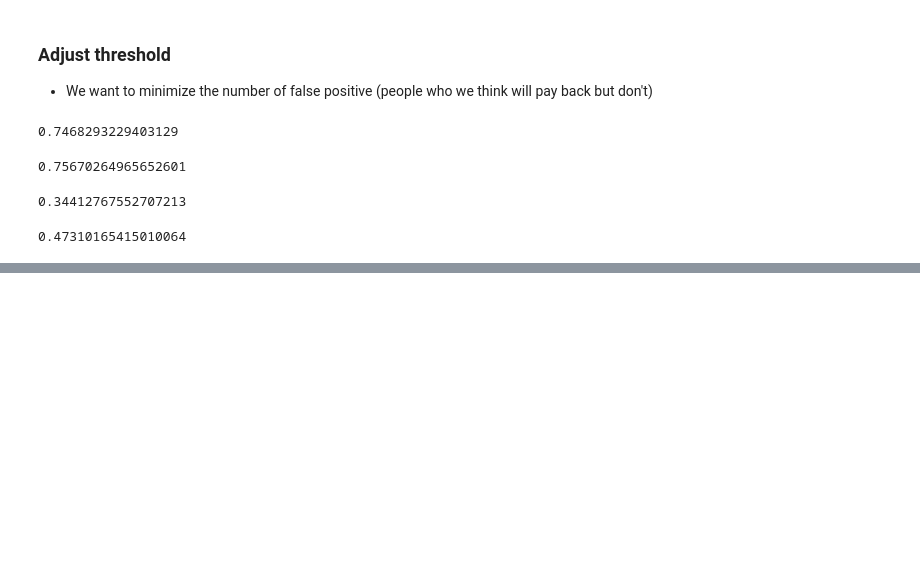
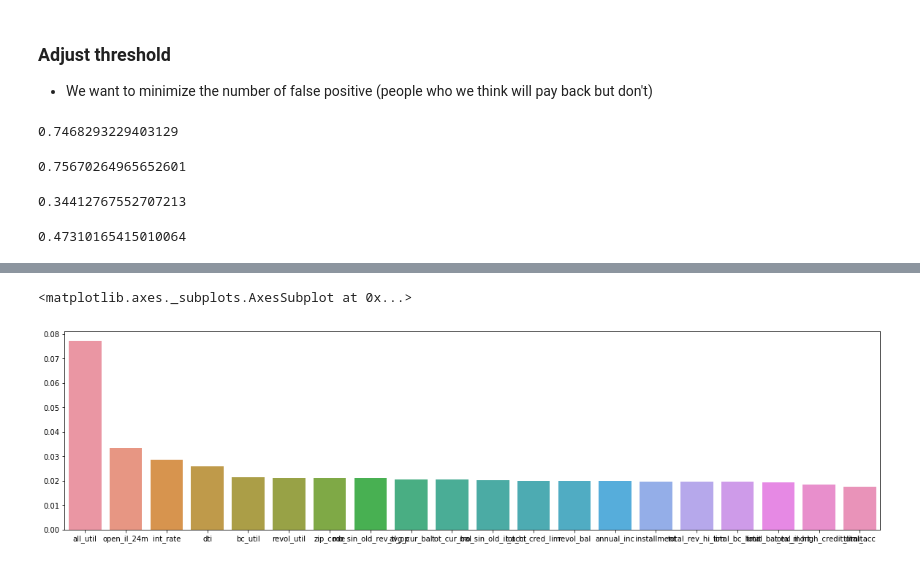
Before and after one commit to jonhilgart22/lending_club_automation, a Jupyter notebook: Model Fitting.ipynb, the cells around one changed output, grey strips where cells are left out. Cells and saved outputs as stored; diff of their text form; code cells hidden in the pictures; blank space fills up the shorter version.

```diff
--- a/Model Fitting.ipynb
+++ b/Model Fitting.ipynb
@@ -288,0 +348,7 @@ Index(['max_bal_bc', 'total_bal_il', 'int_rate', 'all_util', 'dti',
+# %%
+plt.figure(figsize=(20,5))
+sns.barplot(lending_club_df.columns[np.argsort(rf.feature_importances_)[::-1]][:20],
+            rf.feature_importances_[np.argsort(rf.feature_importances_)[::-1][:20]])
+# %% [output]
+<matplotlib.axes._subplots.AxesSubplot at 0x...>
+[figure, added]
```
Also changed, not shown: parts of 32 cells of this notebook, 2 other files.
